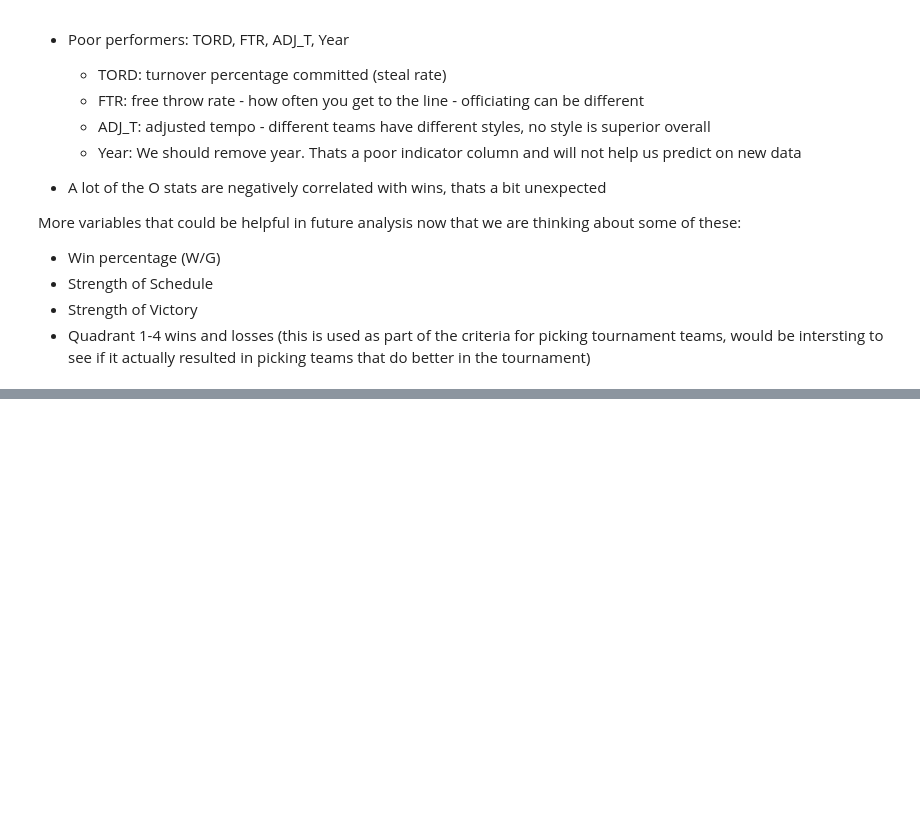
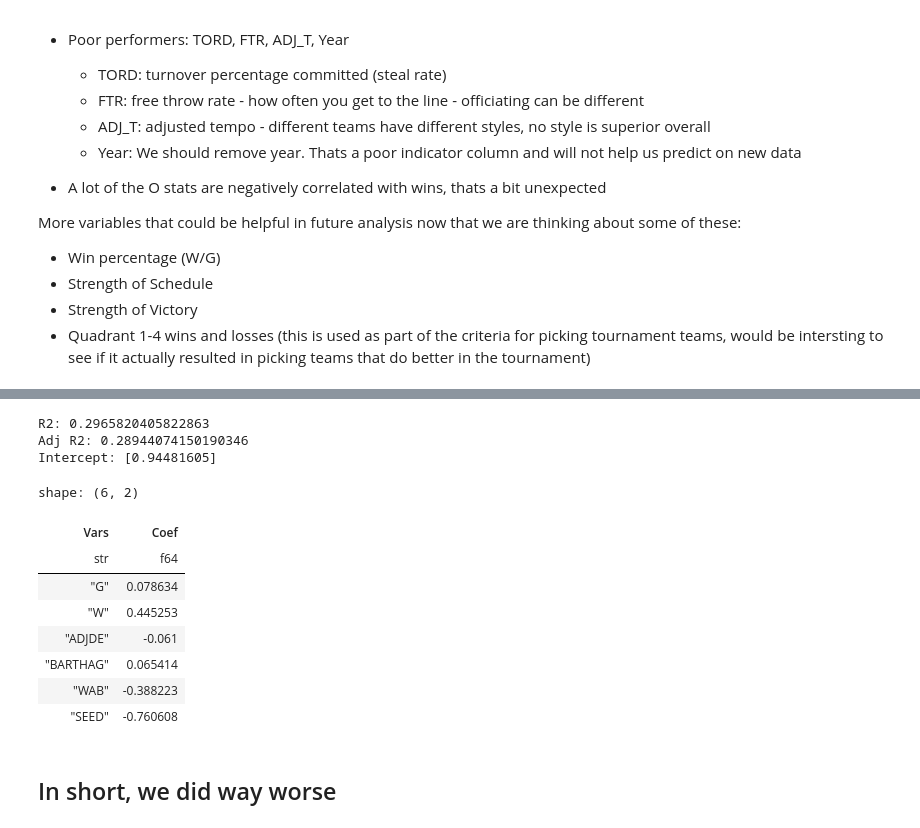
Before and after one commit to ryan-algier/basketball_bracket, a Jupyter notebook: code/data_prep.ipynb, the cells around one changed output, grey strips where cells are left out. Saved outputs shown, nothing was run; the diff lists cells and outputs as text; code cells hidden in the pictures; blank space fills up the shorter version.

```diff
--- a/code/data_prep.ipynb
+++ b/code/data_prep.ipynb
@@ -187,0 +237,42 @@ More variables that could be helpful in future analysis now that we are thinking
+# %%
+## set up the model and all the variables:
+x = df_prep.select(['G', 'W', 'ADJDE', 'BARTHAG', 'WAB', 'SEED'])
+y = df_prep.select('POSTSEASON_WINS')
+
+x_train, x_test, y_train, y_test = train_test_split(x, y, test_size=0.2, random_state=84305)
+
+scaler = StandardScaler()
+x_train_s = scaler.fit_transform(x_train)
+x_test_s = scaler.transform(x_test)
+
+multi_lin_reg_model = LinearRegression()
+multi_lin_reg_model.fit(x_train_s, y_train)
+
+y_pred = multi_lin_reg_model.predict(x_test_s)
+# %%
+r2 = r2_score(y_test, y_pred)
+intercept = multi_lin_reg_model.intercept_
+
+n= len(x_train)
+p= len(x.columns)
+adj_r2 = 1- ((1-r2) * (n-1)/(n-p-1))
+
+print(f"R2: {r2}")
+print(f"Adj R2: {adj_r2}")
+print(f"Intercept: {intercept}")
+model_coefficients(x, multi_lin_reg_model)
+# %% [output]
+R2: 0.2965820405822863
+Adj R2: 0.28944074150190346
+Intercept: [0.94481605]
+shape: (6, 2)
+| Vars | Coef |
+| str | f64 |
+| "G" | 0.078634 |
+| "W" | 0.445253 |
+| "ADJDE" | -0.061 |
+| "BARTHAG" | 0.065414 |
+| "WAB" | -0.388223 |
+| "SEED" | -0.760608 |
+# %% [markdown]
+## In short, we did way worse
```
Also changed, not shown: parts of 13 cells of this notebook, 7 other files.
